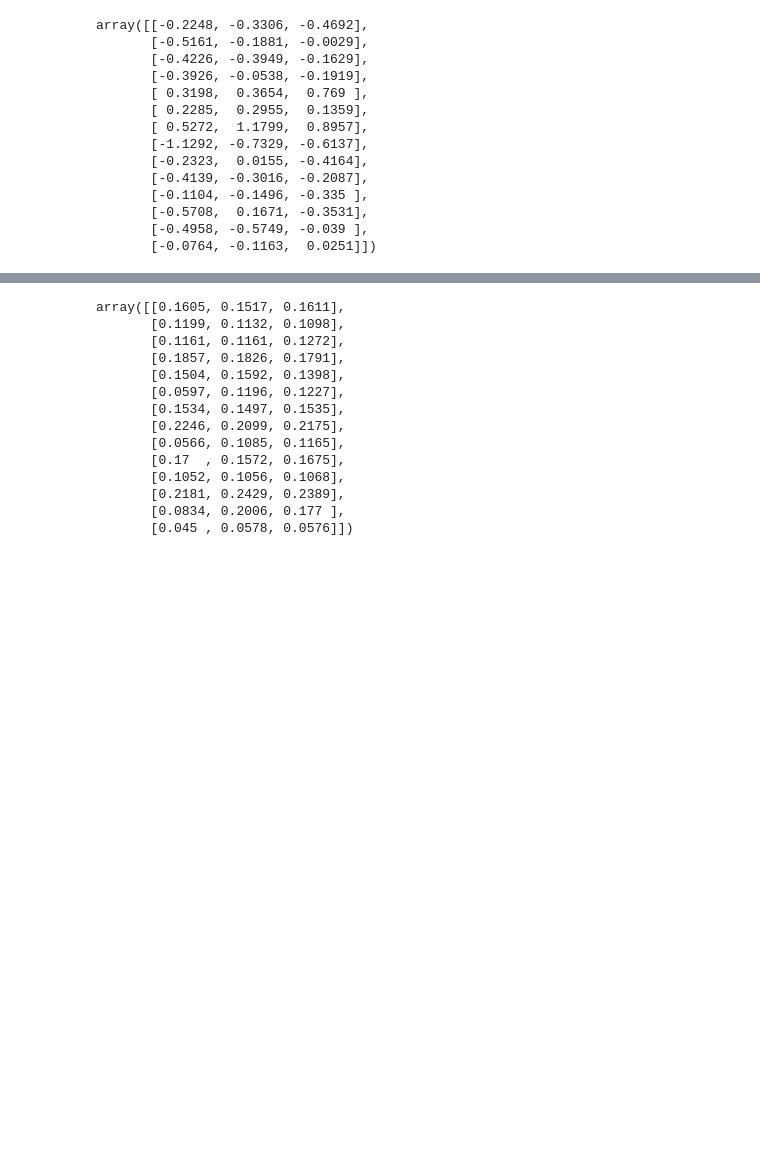
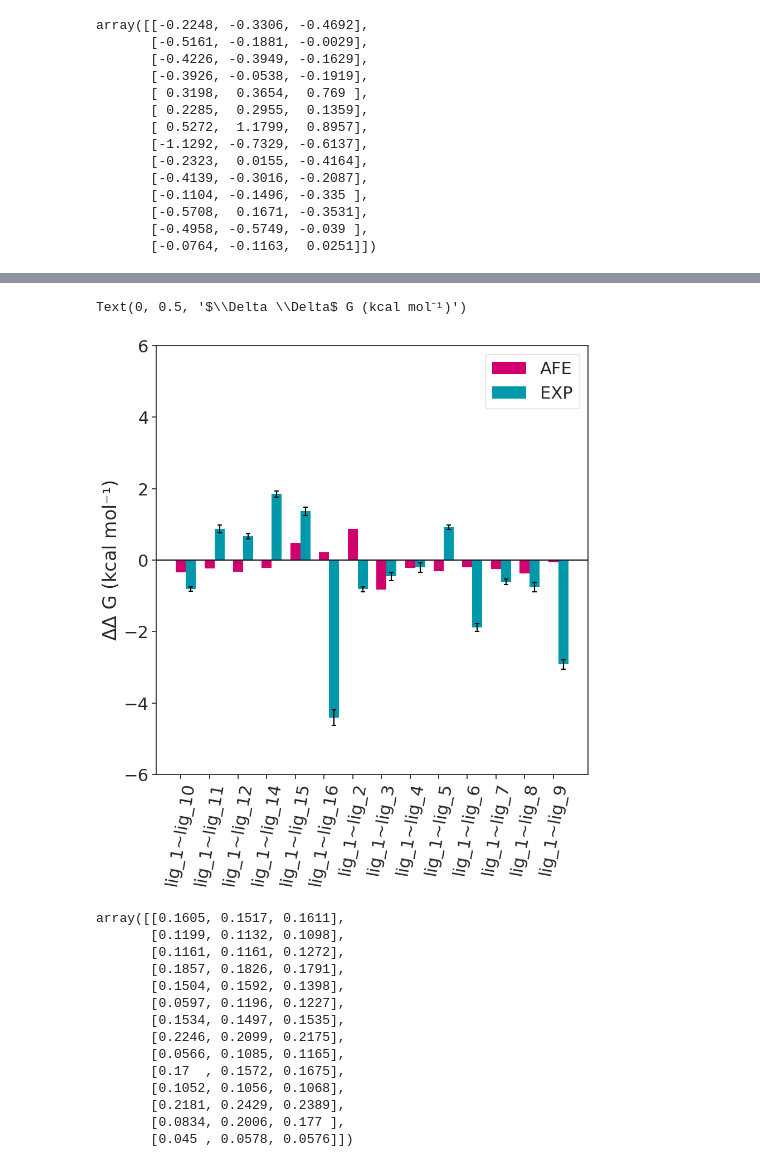
Before and after one commit to meyresearch/metalloenzymes, a Jupyter notebook: scripts/analyse_repeat_somd.ipynb, the cells around one changed output, grey strips where cells are left out. Cells and saved outputs as stored; diff of their text form; code cells hidden in the pictures; blank space fills up the shorter version.

```diff
--- a/scripts/analyse_repeat_somd.ipynb
+++ b/scripts/analyse_repeat_somd.ipynb
@@ -115,3 +169,51 @@ array([[-0.2248, -0.3306, -0.4692],
+# %%
+fig = plt.figure(figsize=(10, 10))
+sns.set(context="notebook", palette="colorblind", style="ticks", font_scale=2)
+x_label_locations = np.arange(len(averages))
+bar_width = 0.35
+
+plt.bar(x_label_locations - bar_width / 2,
+        height=averages,
+        width=bar_width,
+        # yerr=standard_error_on_weighted_mean,
+        label="AFE",
+        color="#D0006F",
+        linewidth=0)
+
+# (_, caps, _) = plt.errorbar(x_label_locations - bar_width / 2,
+#                             averages,
+#                             color="black",
+#                             yerr=standard_error_on_weighted_mean,
+#                             capsize=3,
+#                             linestyle="")
+
+plt.bar(x_label_locations + bar_width / 2,
+        height=experimental_free_energies,
+        width=bar_width,
+        yerr=experimental_errors,
+        label="EXP",
+        color="#0099AB",
+        linewidth=0)
+
+(_, caps, _) = plt.errorbar(x_label_locations + bar_width / 2,
+                            experimental_free_energies,
+                            color="black",
+                            yerr=experimental_errors,
+                            capsize=3,
+                            linestyle="")
+
+for cap in caps:
+    cap.set_color("black")
+    cap.set_markeredgewidth(1.5)
+# plt.ylim(-55, -40)
+plt.axhline(0, 0, 1, c="k")
+plt.ylim(-6, 6)
+plt.xticks(x_label_locations - bar_width / 2, perturbations, rotation=80, ha="center")
+plt.legend()
+plt.ylabel("$\Delta \Delta$ G (kcal mol⁻¹)")
+# %% [output]
+Text(0, 0.5, '$\\Delta \\Delta$ G (kcal mol⁻¹)')
+[figure, added]
 # %%
 repeat_errors
 # %% [output]
```
Also changed, not shown: parts of 2 cells of this notebook, 1 other file.
